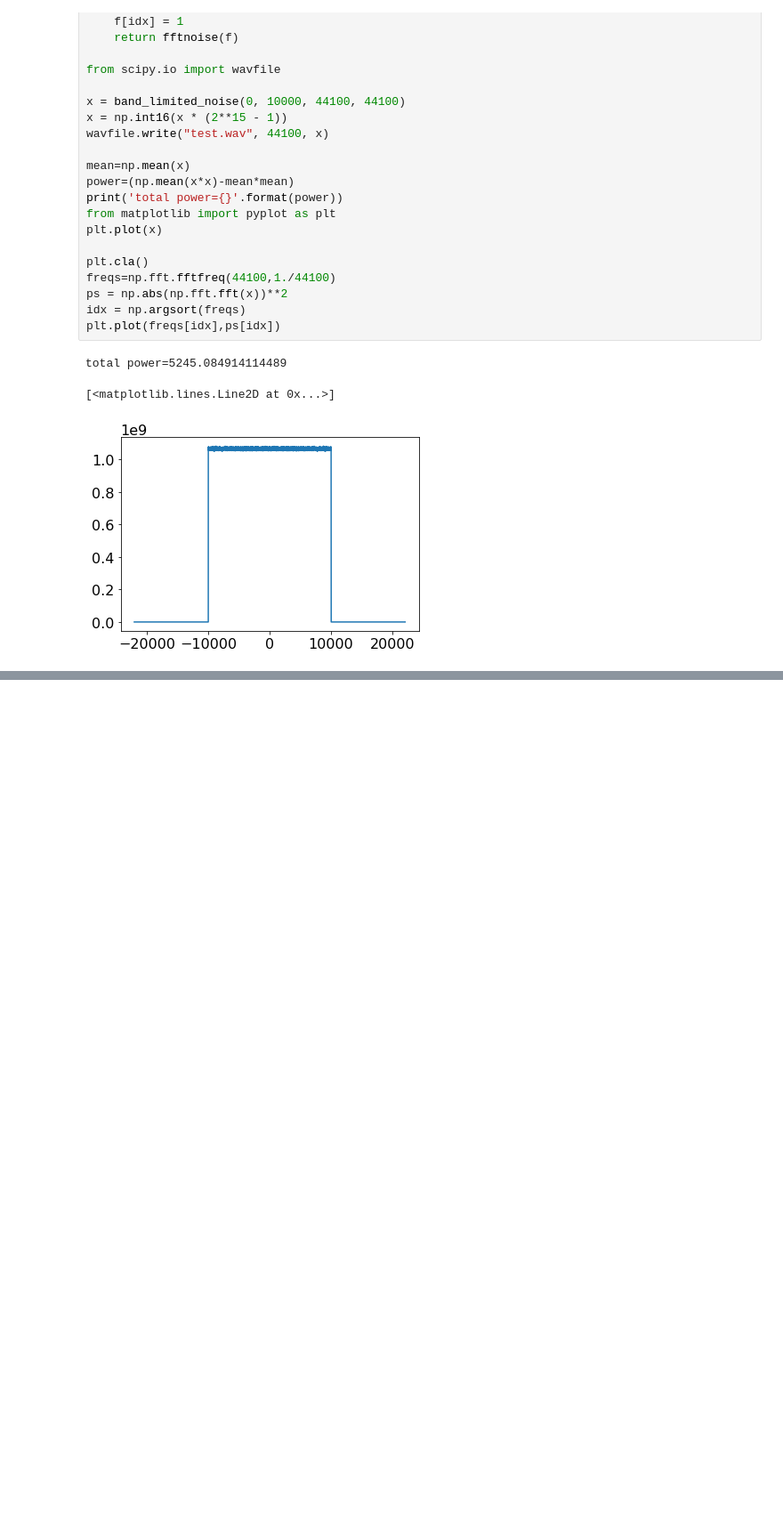
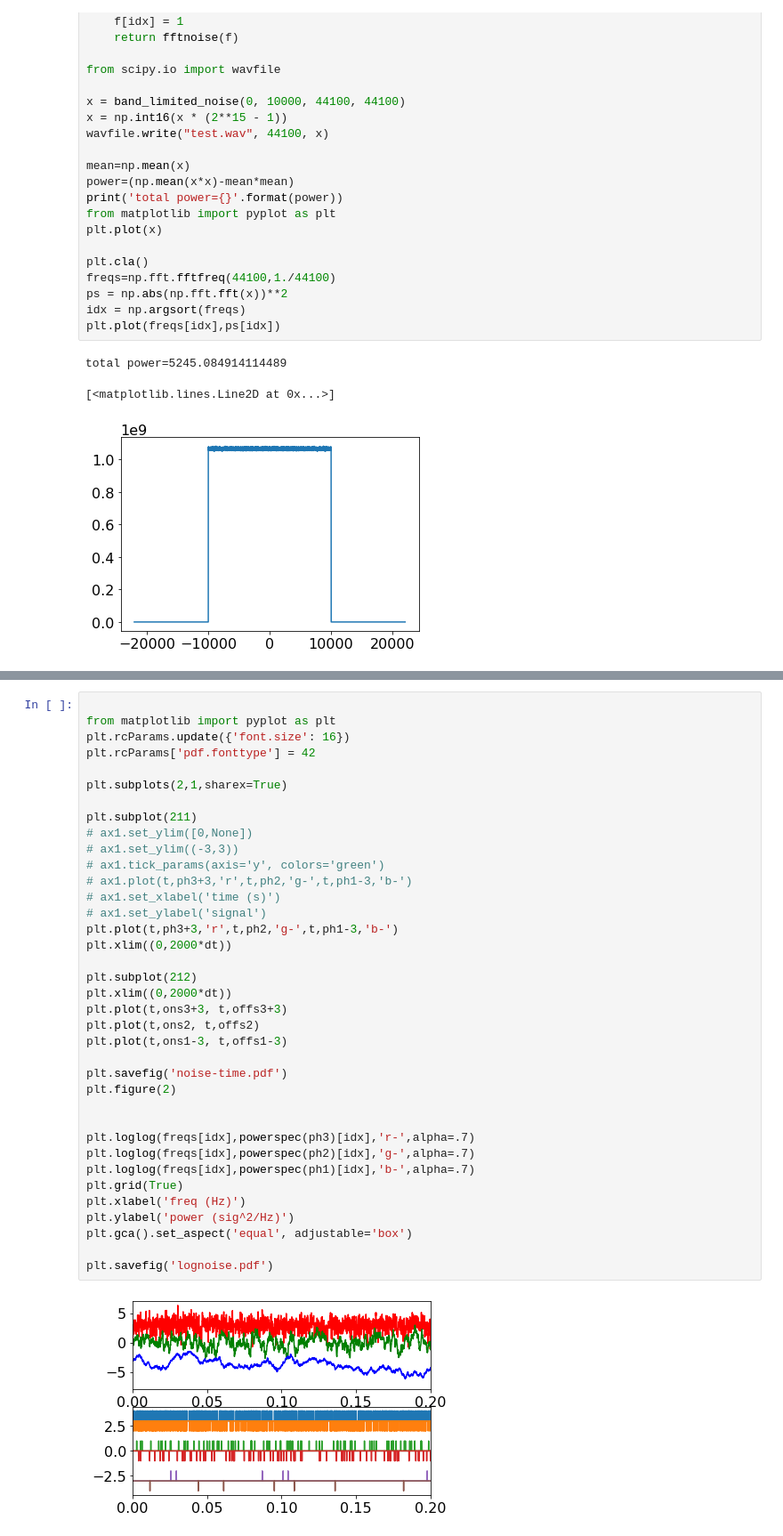
Before and after one commit to SensorsINI/v2e, a Jupyter notebook: v2e/computations_and_graphs.ipynb, the cells around one changed output, grey strips where cells are left out. Shown at 89% size. Cells and saved outputs as stored; diff of their text form; blank space fills up the shorter version.

```diff
--- a/v2e/computations_and_graphs.ipynb
+++ b/v2e/computations_and_graphs.ipynb
@@ -391,0 +391,39 @@ plt.savefig('lognoise.pdf')
+# %%
+
+from matplotlib import pyplot as plt
+plt.rcParams.update({'font.size': 16})
+plt.rcParams['pdf.fonttype'] = 42
+
+plt.subplots(2,1,sharex=True)
+
+plt.subplot(211)
+# ax1.set_ylim([0,None])
+# ax1.set_ylim((-3,3))
+# ax1.tick_params(axis='y', colors='green')
+# ax1.plot(t,ph3+3,'r',t,ph2,'g-',t,ph1-3,'b-')
+# ax1.set_xlabel('time (s)')
+# ax1.set_ylabel('signal')
+plt.plot(t,ph3+3,'r',t,ph2,'g-',t,ph1-3,'b-')
+plt.xlim((0,2000*dt))
+
+plt.subplot(212)
+plt.xlim((0,2000*dt))
+plt.plot(t,ons3+3, t,offs3+3)
+plt.plot(t,ons2, t,offs2)
+plt.plot(t,ons1-3, t,offs1-3)
+
+plt.savefig('noise-time.pdf')
+plt.figure(2)
+
+
+plt.loglog(freqs[idx],powerspec(ph3)[idx],'r-',alpha=.7)
+plt.loglog(freqs[idx],powerspec(ph2)[idx],'g-',alpha=.7)
+plt.loglog(freqs[idx],powerspec(ph1)[idx],'b-',alpha=.7)
+plt.grid(True)
+plt.xlabel('freq (Hz)')
+plt.ylabel('power (sig^2/Hz)')
+plt.gca().set_aspect('equal', adjustable='box')
+
+plt.savefig('lognoise.pdf')
+# %% [output]
+[figure, added]
```
Also changed, not shown: parts of 5 cells of this notebook, 5 other files.
